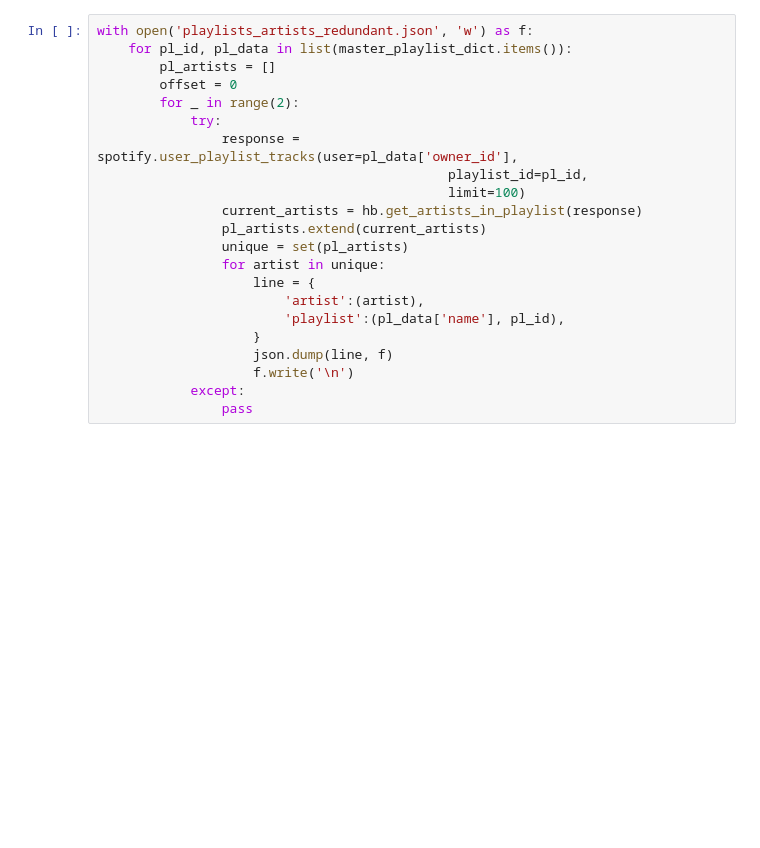
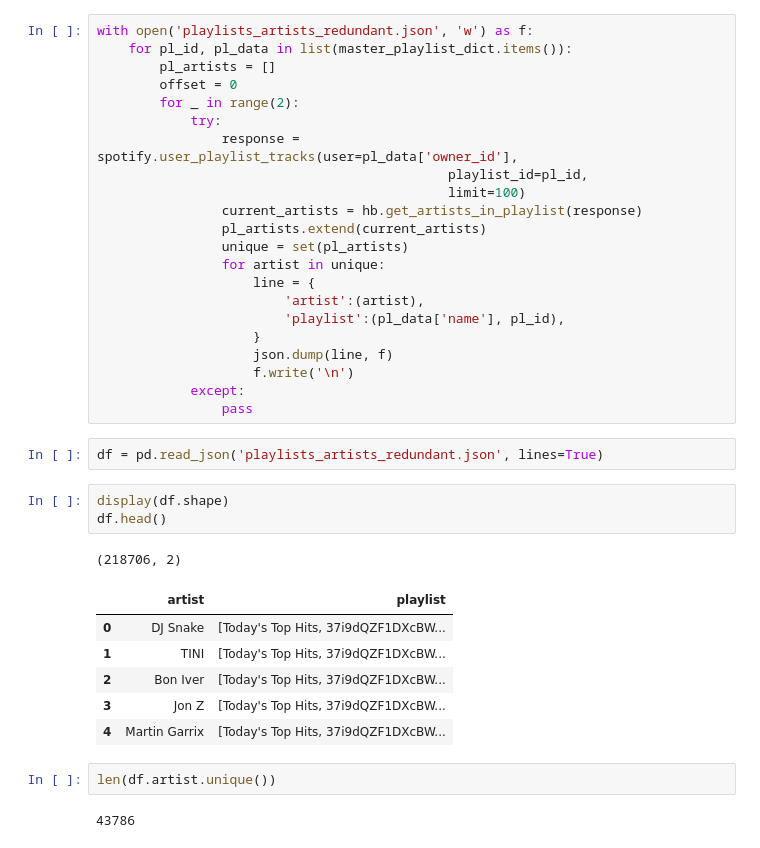
Before and after one commit to Patrickbfuller/solve_music_probs, a Jupyter notebook: ohe_playlists.ipynb, the cells around one changed output. Saved outputs shown, nothing was run; the diff lists cells and outputs as text; blank space fills up the shorter version.

```diff
--- a/ohe_playlists.ipynb
+++ b/ohe_playlists.ipynb
@@ -64,3 +64,20 @@ with open('playlists_artists_redundant.json', 'w') as f:
                     f.write('\n')
             except:
                 pass
+# %%
+df = pd.read_json('playlists_artists_redundant.json', lines=True)
+# %%
+display(df.shape)
+df.head()
+# %% [output]
+(218706, 2)
+|  | artist | playlist |
+| 0 | DJ Snake | [Today's Top Hits, 37i9dQZF1DXcBW... |
+| 1 | TINI | [Today's Top Hits, 37i9dQZF1DXcBW... |
+| 2 | Bon Iver | [Today's Top Hits, 37i9dQZF1DXcBW... |
+| 3 | Jon Z | [Today's Top Hits, 37i9dQZF1DXcBW... |
+| 4 | Martin Garrix | [Today's Top Hits, 37i9dQZF1DXcBW... |
+# %%
+len(df.artist.unique())
+# %% [output]
+43786
```
Also changed, not shown: parts of 9 cells of this notebook.
